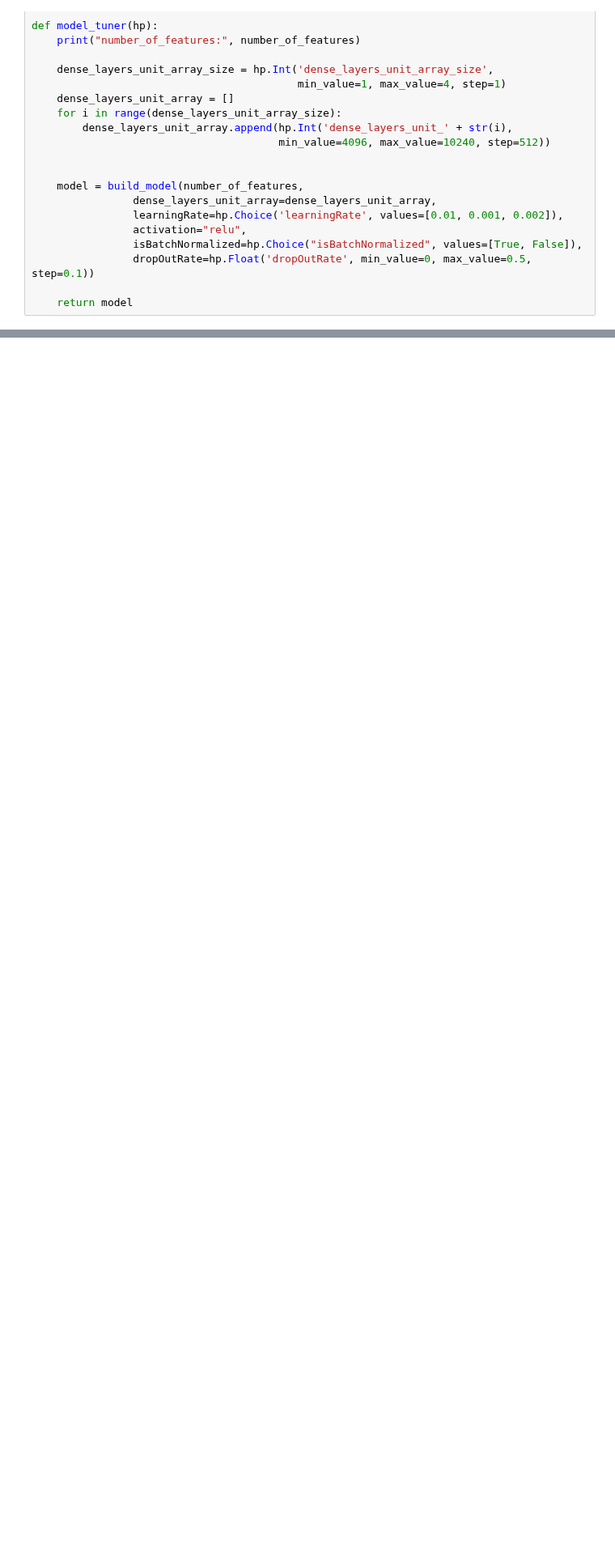
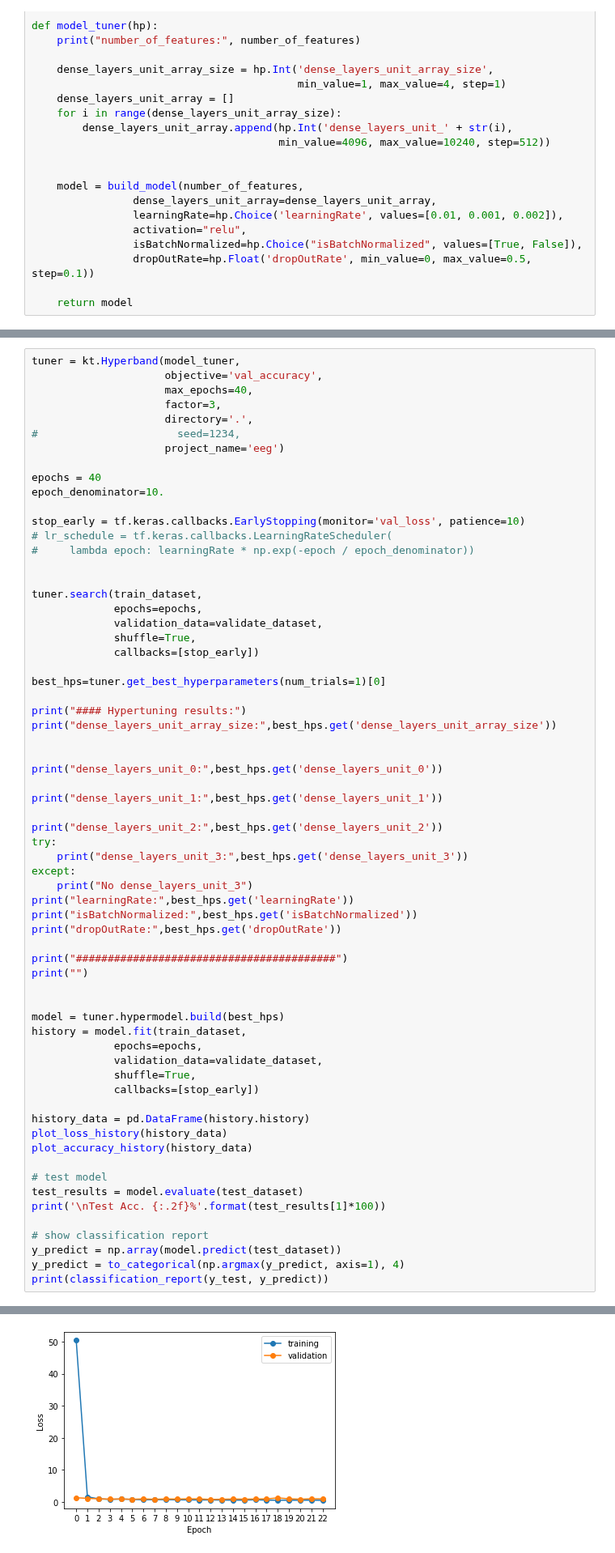
Before and after one commit to ronaldlee/eeg-feature-generation, a Jupyter notebook: MLPNN_model_on_GAMEEMO_features_dataset.ipynb, the cells around one changed output, grey strips where cells are left out. Shown at 81% size. Drawn from its saved outputs; the diff is of its cells as text; blank space fills up the shorter version.

Commit message:
add hypertunning results

```diff
--- a/MLPNN_model_on_GAMEEMO_features_dataset.ipynb
+++ b/MLPNN_model_on_GAMEEMO_features_dataset.ipynb
@@ -785,0 +719,66 @@ INFO:tensorflow:batch_all_reduce: 8 all-reduces with algorithm = nccl, num_packs
+# %%
+tuner = kt.Hyperband(model_tuner,
+                     objective='val_accuracy',
+                     max_epochs=40,
+                     factor=3,
+                     directory='.',
+#                      seed=1234,
+                     project_name='eeg')
+
+epochs = 40
+epoch_denominator=10.
+
+stop_early = tf.keras.callbacks.EarlyStopping(monitor='val_loss', patience=10)
+# lr_schedule = tf.keras.callbacks.LearningRateScheduler(
+#     lambda epoch: learningRate * np.exp(-epoch / epoch_denominator))
+
+
+tuner.search(train_dataset,
+             epochs=epochs,
+             validation_data=validate_dataset,
+             shuffle=True,
+             callbacks=[stop_early])
+
+best_hps=tuner.get_best_hyperparameters(num_trials=1)[0]
+
+print("#### Hypertuning results:")
+print("dense_layers_unit_array_size:",best_hps.get('dense_layers_unit_array_size'))
+
+
+print("dense_layers_unit_0:",best_hps.get('dense_layers_unit_0'))
+
+print("dense_layers_unit_1:",best_hps.get('dense_layers_unit_1'))
+
+print("dense_layers_unit_2:",best_hps.get('dense_layers_unit_2'))
+try:
+    print("dense_layers_unit_3:",best_hps.get('dense_layers_unit_3'))
+except:
+    print("No dense_layers_unit_3")
+print("learningRate:",best_hps.get('learningRate'))
+print("isBatchNormalized:",best_hps.get('isBatchNormalized'))
+print("dropOutRate:",best_hps.get('dropOutRate'))
+
+print("#########################################")
+print("")
+
+
+model = tuner.hypermodel.build(best_hps)
+history = model.fit(train_dataset,
+             epochs=epochs,
+             validation_data=validate_dataset,
+             shuffle=True,
+             callbacks=[stop_early])
+
+history_data = pd.DataFrame(history.history)
+plot_loss_history(history_data)
+plot_accuracy_history(history_data)
+
+# test model
+test_results = model.evaluate(test_dataset)
+print('\nTest Acc. {:.2f}%'.format(test_results[1]*100))
+
+# show classification report
+y_predict = np.array(model.predict(test_dataset))
+y_predict = to_categorical(np.argmax(y_predict, axis=1), 4)
+print(classification_report(y_test, y_predict))
+# %% [output]
@@ -785,0 +802 @@ INFO:tensorflow:batch_all_reduce: 8 all-reduces with algorithm = nccl, num_packs
+[figure, added]
```
Also changed, not shown: parts of 6 cells of this notebook.
